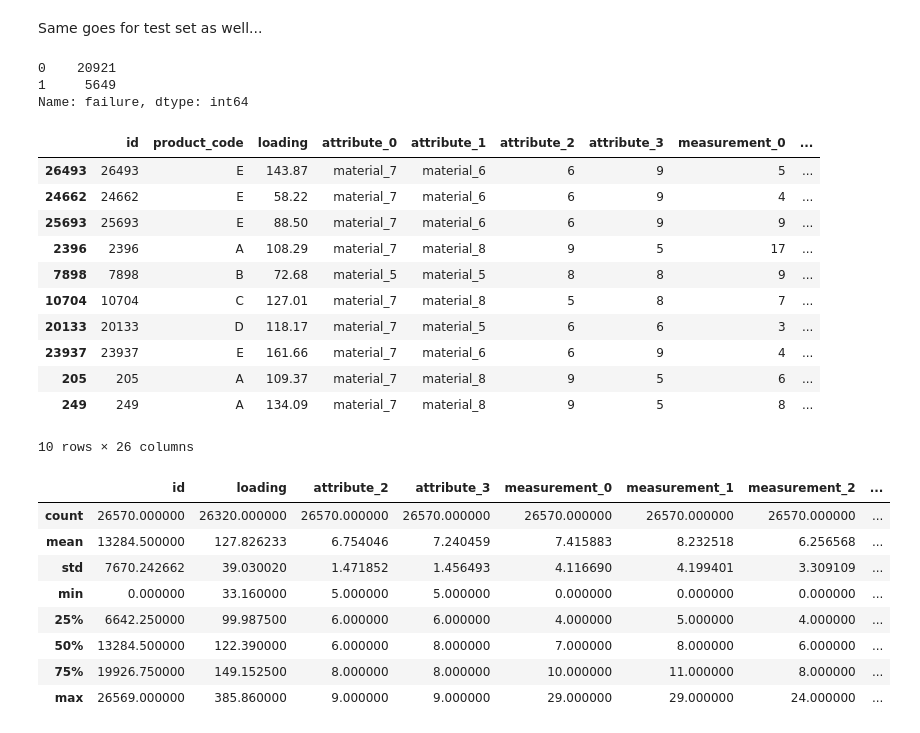
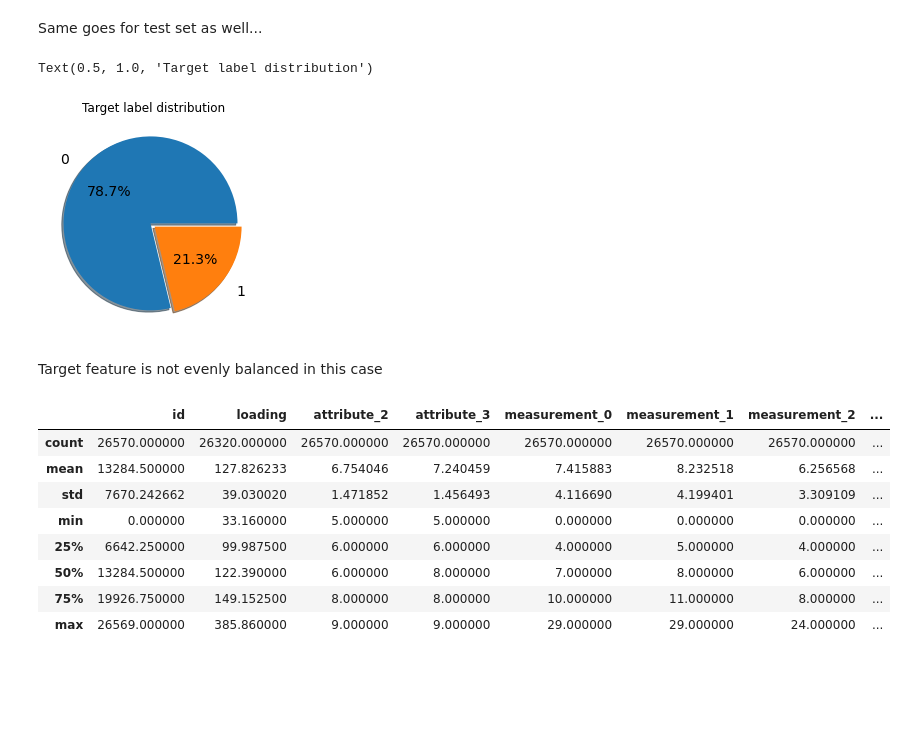
Before and after one commit to Vasan-th/Summer-School-2022, a Jupyter notebook: tps-aug.ipynb, the cells around one changed output. Saved outputs shown, nothing was run; the diff lists cells and outputs as text; code cells hidden in the pictures; blank space fills up the shorter version.

```diff
--- a/tps-aug.ipynb
+++ b/tps-aug.ipynb
@@ -81,27 +90,15 @@ import seaborn as sns
 import sklearn as skl
-# %%
-#distribution of target feature
-train_y = train['failure']
-train_y.value_counts()
-# %% [output]
-0    20921
-1     5649
-Name: failure, dtype: int64
-# %%
-train.sample(10)
-# %% [output]
-|  | id | product_code | loading | attribute_0 | attribute_1 | attribute_2 | attribute_3 | measurement_0 | ... |
-| 26493 | 26493 | E | 143.87 | material_7 | material_6 | 6 | 9 | 5 | ... |
-| 24662 | 24662 | E | 58.22 | material_7 | material_6 | 6 | 9 | 4 | ... |
-| 25693 | 25693 | E | 88.50 | material_7 | material_6 | 6 | 9 | 9 | ... |
-| 2396 | 2396 | A | 108.29 | material_7 | material_8 | 9 | 5 | 17 | ... |
-| 7898 | 7898 | B | 72.68 | material_5 | material_5 | 8 | 8 | 9 | ... |
-| 10704 | 10704 | C | 127.01 | material_7 | material_8 | 5 | 8 | 7 | ... |
-| 20133 | 20133 | D | 118.17 | material_7 | material_5 | 6 | 6 | 3 | ... |
-| 23937 | 23937 | E | 161.66 | material_7 | material_6 | 6 | 9 | 4 | ... |
-| 205 | 205 | A | 109.37 | material_7 | material_8 | 9 | 5 | 6 | ... |
-| 249 | 249 | A | 134.09 | material_7 | material_8 | 9 | 5 | 8 | ... |
-10 rows × 26 columns
+# %%
+#distribution of target feature
+train_y = train['failure']
+plt.pie(train_y.value_counts(), explode=[0.05,0.01], autopct='%1.1f%%', labels = [0,1], labeldistance = 1.2,
+        textprops={'fontsize':14}, shadow = True)
+plt.title('Target label distribution')
+# %% [output]
+Text(0.5, 1.0, 'Target label distribution')
+[figure, added]
+# %% [markdown]
+Target feature is not evenly balanced in this case
 # %%
 #droping target feature and description of numerical features
 train.drop('failure', axis = 1, inplace = True)
```
Also changed, not shown: parts of 15 cells of this notebook.
